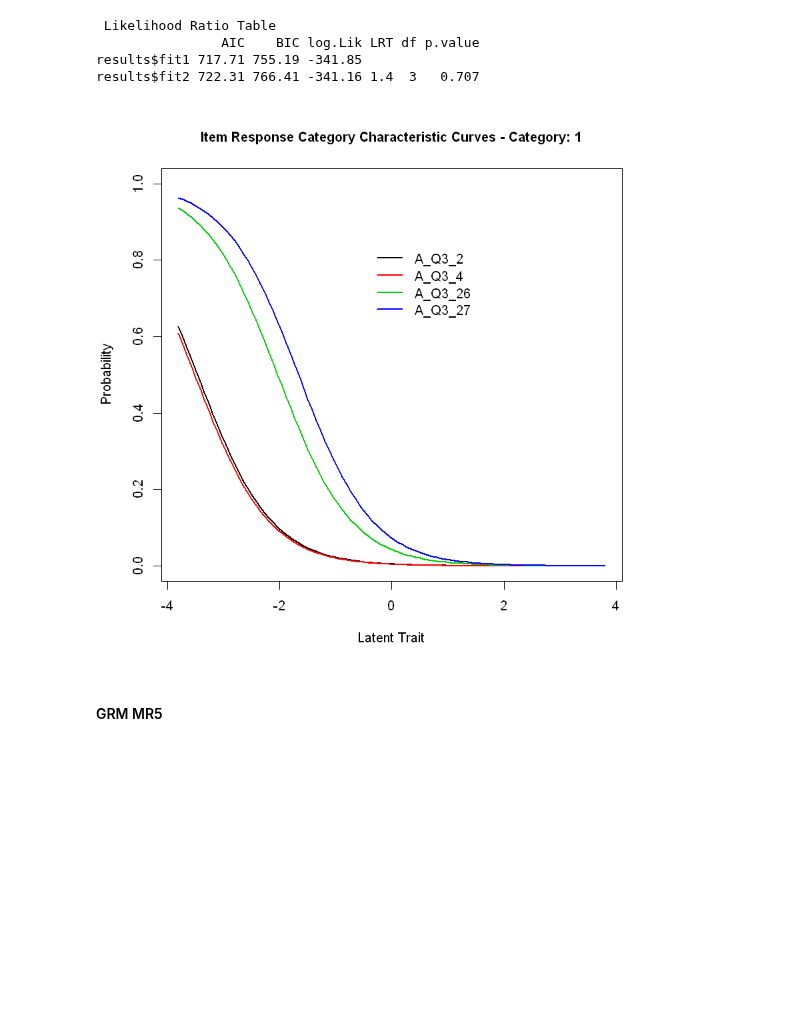
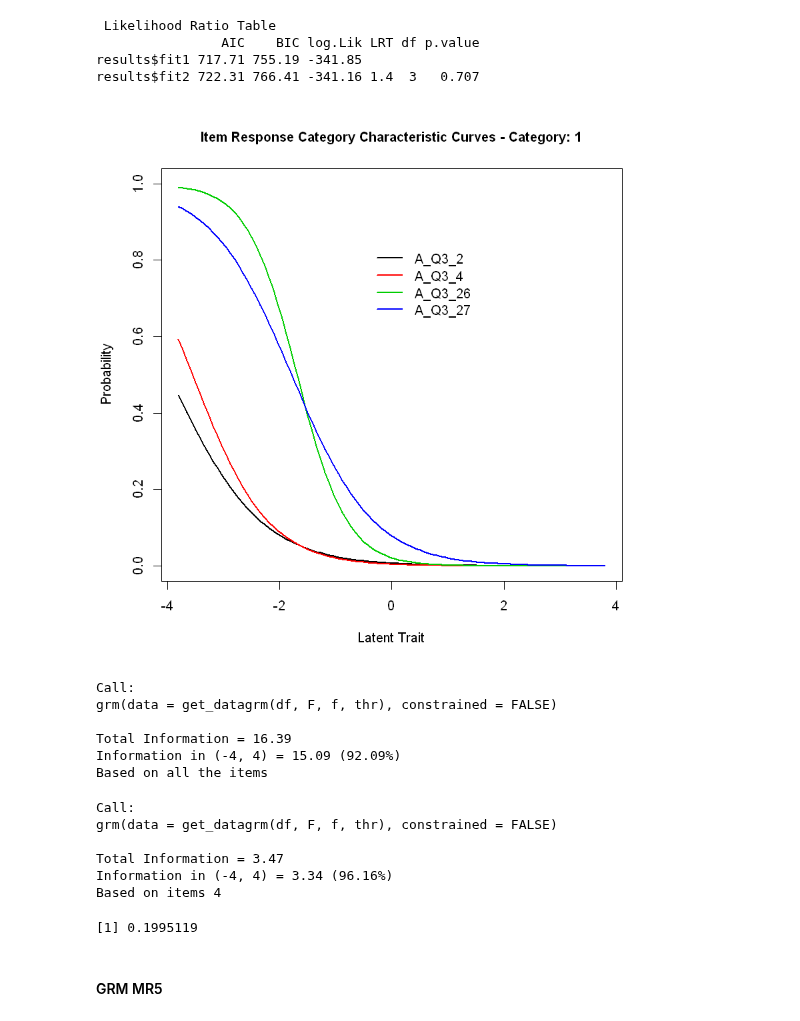
Before and after one commit to martinakienberger/Dissertation_LIS, a Jupyter notebook: IRT.ipynb, the cells around one changed output. Saved outputs shown, nothing was run; the diff lists cells and outputs as text; code cells hidden in the pictures; blank space fills up the shorter version.

Commit message:
CFA, Alpha

```diff
--- a/IRT.ipynb
+++ b/IRT.ipynb
@@ -246,8 +246,13 @@ get_fitems <- function(F,f,thr){
     names(F$loadings[F$loadings[,f] > thr, f])
 }
 # %%
-get_datagrm <- function(df,F,f,thr){
-    data.frame(apply(df[get_fitems(F,f,thr)],2,as.factor))
+get_datagrm <- function(df,F,f,thr,type='factor'){
+    if (type == 'factor'){
+        DF <- data.frame(apply(df[get_fitems(F,f,thr)],2,as.factor))
+    }else {
+        DF <- df[get_fitems(F,f,thr)]
+    }
+    DF
 }
 # %% [markdown]
 ### GRM-Funktion
@@ -262,6 +267,7 @@ grm_full <- function (df,F,f,thr){
     results$margins2 <- margins(results$fit2)
     results$info1 <- information(results$fit1, c(-4, 4))
     results$info2 <- information(results$fit2, c(-4, 4))
+    results$alpha <- alpha(get_datagrm(df,F,f,thr,type='num'))
     results
 }
 # %% [markdown]
@@ -426,11 +452,33 @@ GRM_AQ3_MR4$anova
 results$fit1 717.71 755.19 -341.85
 results$fit2 722.31 766.41 -341.16 1.4  3   0.707
 # %%
-plot(GRM_AQ3_MR4$fit1, category = 1, lwd = 2, cex = 1, legend = TRUE, cx = -0.5,
+plot(GRM_AQ3_MR4$fit2, category = 1, lwd = 2, cex = 1, legend = TRUE, cx = -0.5,
      cy = 0.85, xlab = "Latent Trait", cex.main = 1, cex.lab = 1,
      cex.axis = 1)
 # %% [output]
-[figure, old version]
+[figure, new version]
+# %%
+GRM_AQ3_MR4$info2
+# %% [output]
+Call:
+grm(data = get_datagrm(df, F, f, thr), constrained = FALSE)
+
+Total Information = 16.39
+Information in (-4, 4) = 15.09 (92.09%)
+Based on all the items
+# %%
+information(GRM_AQ3_MR4$fit2, c(-4, 4), items = 4)
+# %% [output]
+Call:
+grm(data = get_datagrm(df, F, f, thr), constrained = FALSE)
+
+Total Information = 3.47
+Information in (-4, 4) = 3.34 (96.16%)
+Based on items 4
+# %%
+3.27/16.39
+# %% [output]
+[1] 0.1995119
 # %% [markdown]
 #### GRM MR5
 # %%
```
Also changed, not shown: parts of 26 cells of this notebook, 1 other file.
